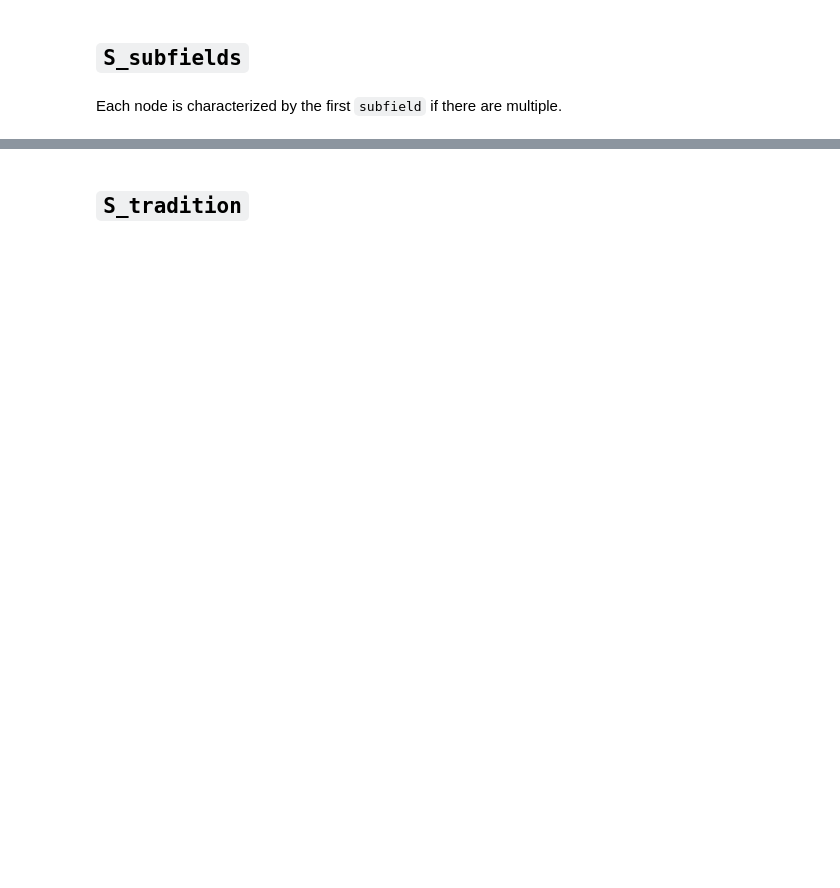
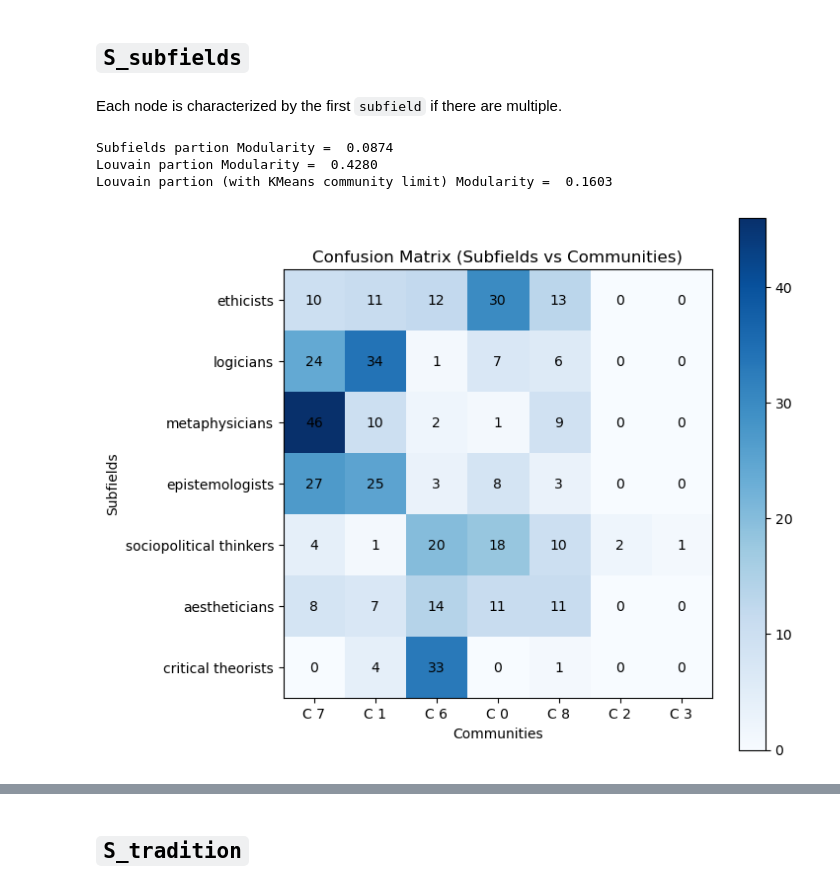
Before and after one commit to medonimario/social-graphs-interactions-2024, a Jupyter notebook: community_extraction.ipynb, the cells around one changed output, grey strips where cells are left out. Drawn from its saved outputs; the diff is of its cells as text; code cells hidden in the pictures; blank space fills up the shorter version.

```diff
--- a/community_extraction.ipynb
+++ b/community_extraction.ipynb
@@ -17,7 +19,7 @@ S = pickle.load(open("graph.pkl", "rb"))
 ### Creating `S_region`
 Finds region in wikitext downloaded and adds it to the network (if multiple exist it takes the first region)
 # %%
-S_subfields = S.copy()
+S_subfields = S_undirected.copy()
 
 region_pattern = r'\|\s*region\s*=\s*\[\[([^\]]+)\]\]'
 nodes_to_remove = []  # Collect nodes to remove
@@ -145,7 +148,7 @@ philosopher_subfield_info = pickle.load(open("philosopher_subfield_info.pkl", "r
 ### (B.2) Creating `S.subfields` network
 # %%
 S_subfields = filter_graph_by_attribute(
-    graph=S,
+    graph=S_undirected,
     attribute_info=philosopher_subfield_info,
     attribute_name='subfields',
     verbose=True
@@ -231,13 +233,0 @@ Number of nodes by tradition:
-# %%
-from community import community_louvain
-
-def create_partition_using_attribute(graph, attribute_name):
-	partition = {}
-	for node, data in graph.nodes(data=True):
-		attribute = data.get(attribute_name)
-		if isinstance(attribute, list):
-			attribute = attribute[0]
-		if attribute not in partition:
-				partition[attribute] = []
-		partition[attribute].append(node)
-	return partition
@@ -251,0 +356,24 @@ subfields_partition = create_partition_using_attribute(S_subfields, 'subfields')
+# %%
+subfields_partition = create_partition_using_attribute(S_subfields, 'subfields')
+subfields_partition_modularity = get_louvain_modularity(S_subfields, subfields_partition)
+print("Subfields partion Modularity = ", subfields_partition_modularity)
+
+louvain_partition_S_subfields = community_louvain.best_partition(S_subfields, random_state=RANDOM_STATE)
+print("Louvain partion Modularity = ", get_louvain_modularity(S_subfields, louvain_partition_S_subfields))
+
+louvain_partition_S_subfields_kmeans = louvain_kmeans_partition(S_subfields, len(subfield_links))
+print("Louvain partion (with KMeans community limit) Modularity = ", get_louvain_modularity(S_subfields, louvain_partition_S_subfields_kmeans))
+# %% [output]
+Subfields partion Modularity =  0.0874
+Louvain partion Modularity =  0.4280
+Louvain partion (with KMeans community limit) Modularity =  0.1603
+# %%
+plot_partition_heatmap(
+    graph=S_subfields,
+    attribute_partition=subfields_partition,
+    louvain_partition=louvain_partition_S_subfields,
+    attribute_name='subfields',
+    title='Confusion Matrix (Subfields vs Communities)'
+)
+# %% [output]
+[figure, added]
```
Also changed, not shown: parts of 16 cells of this notebook.
